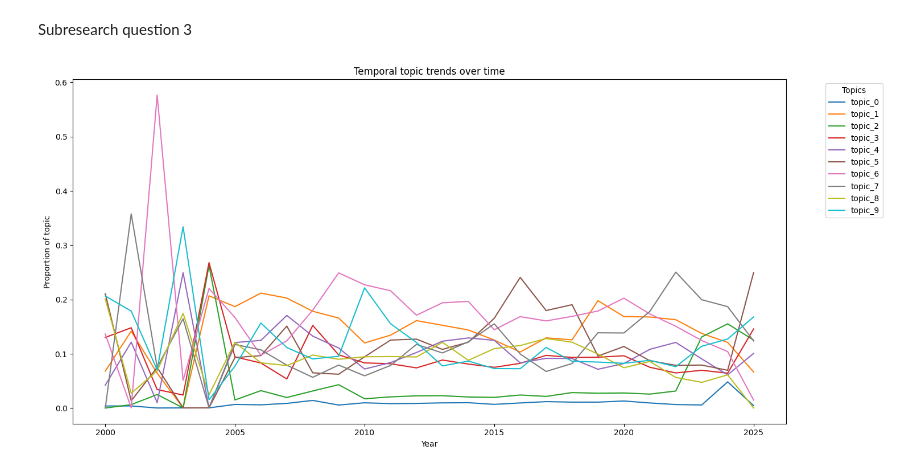
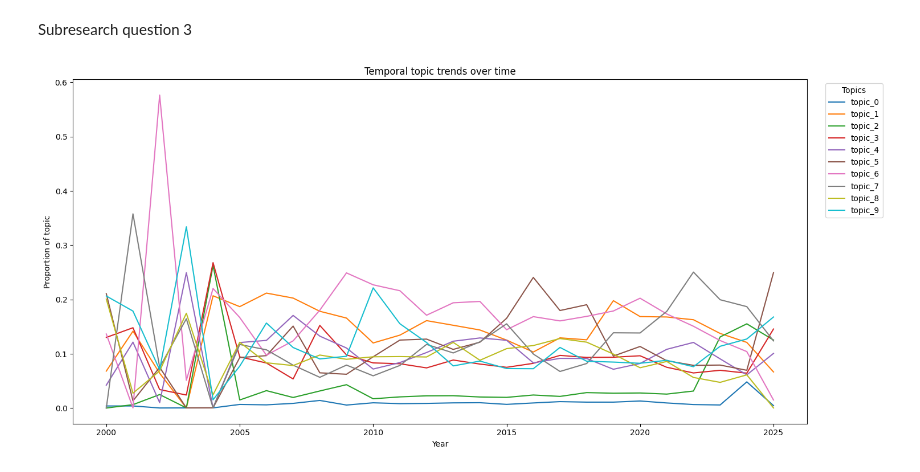
Before and after one commit to javedhumere/INFOMTMA_SG4_G4, a Jupyter notebook: INFOMTMA_SG4_G4_V1.ipynb, the cells around one changed output. Saved outputs shown, nothing was run; the diff lists cells and outputs as text; code cells hidden in the pictures.

Commit message:
RQ3
Small anchor change, layout

```diff
--- a/INFOMTMA_SG4_G4_V1.ipynb
+++ b/INFOMTMA_SG4_G4_V1.ipynb
@@ -219,24 +219,24 @@ Subresearch question 3
 # %%
 # 1) Topic proportions
 topic_cols = [f"topic_{i}" for i in range(NUM_TOPICS)]
 df_topics = pd.concat([df.reset_index(drop=True),
     pd.DataFrame(doc_topic, columns=topic_cols)],
     axis=1)
 
 
 # 2) Plot temporal topic trends
 plt.figure(figsize=(15, 7))
 
 for topic in topic_cols:
     plt.plot(topic_trends.index,
         topic_trends[topic],
         label=topic)
 
 plt.xlabel("Year")
 plt.ylabel("Proportion of topic")
 plt.title("Temporal topic trends over time")
-plt.legend(title="Topics", bbox_to_anchor=(1.05, 1), loc="upper left")
+plt.legend(title="Topics", bbox_to_anchor=(1.02, 1), loc="upper left")
 plt.tight_layout()
 plt.show()
 # %% [output]
-[figure, old version]
+[figure, new version]
```
